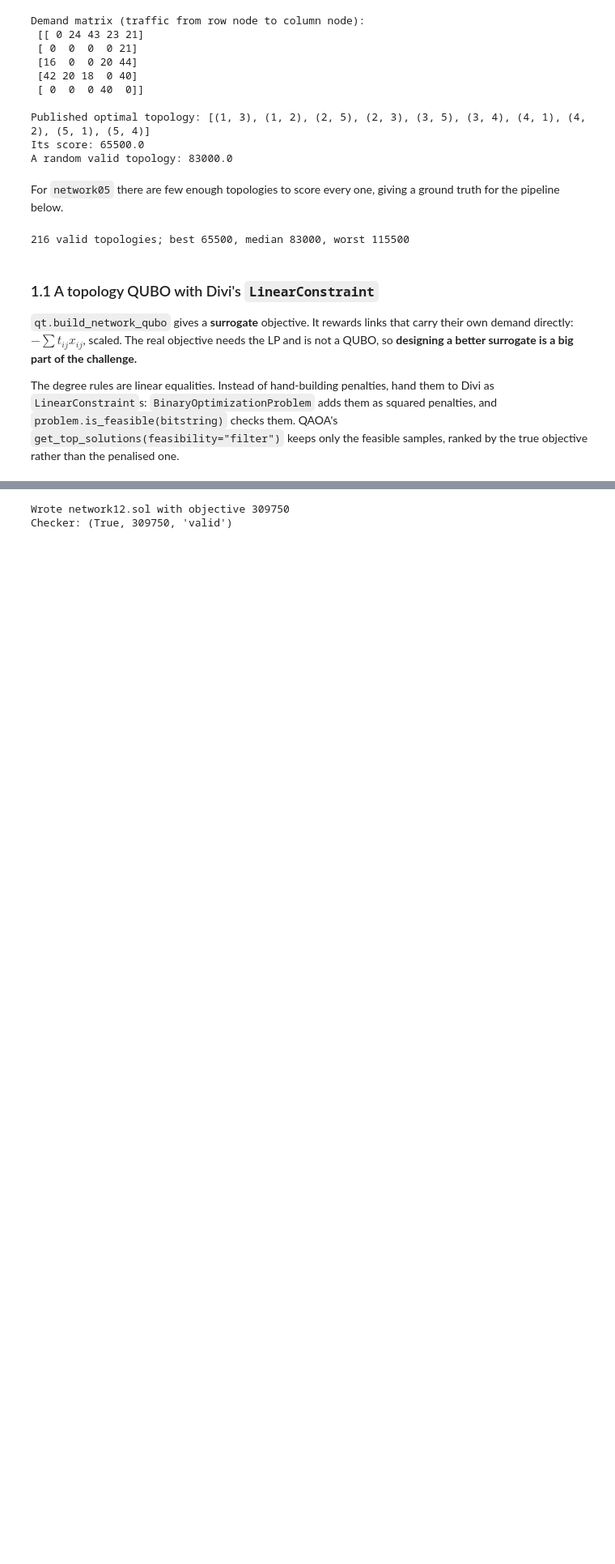
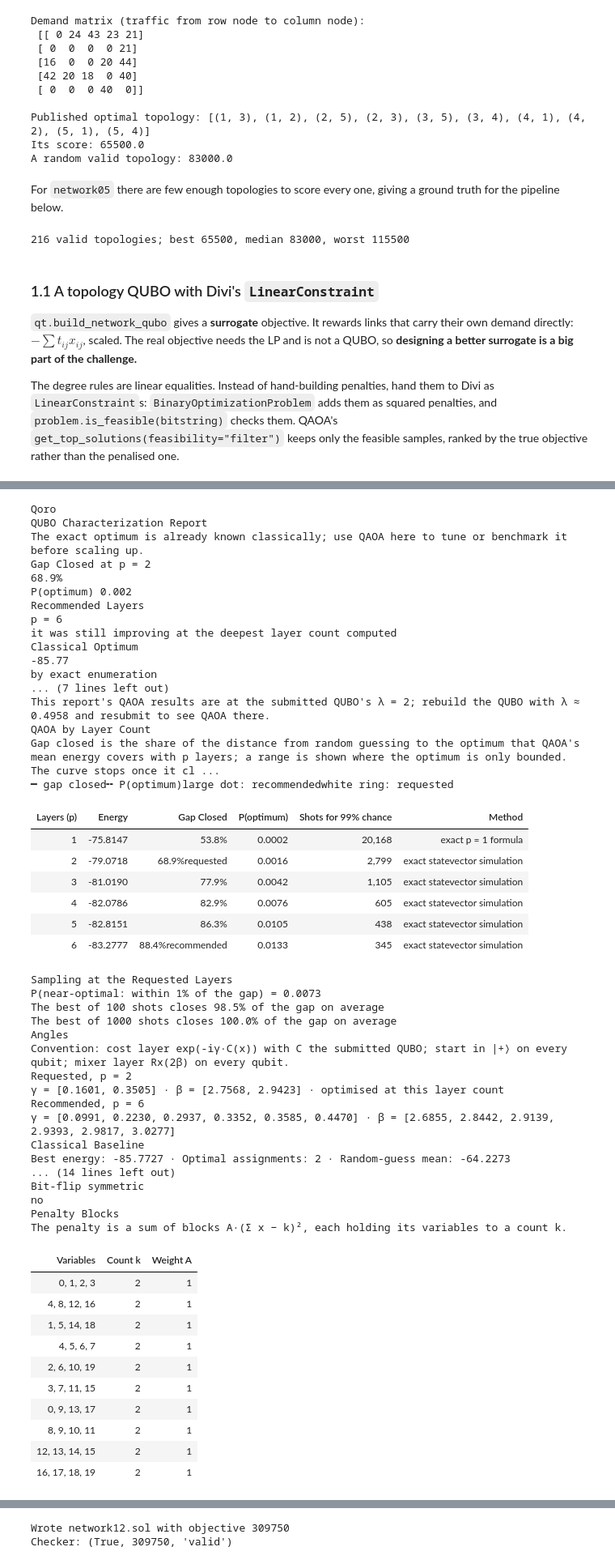
Before and after one commit to Jules02/pushquantum-hackathon-2026, a Jupyter notebook: 02_network_design.ipynb, the cells around one changed output, grey strips where cells are left out. Shown at 81% size. Cells and saved outputs as stored; diff of their text form; code cells hidden in the pictures; blank space fills up the shorter version.

```diff
--- a/02_network_design.ipynb
+++ b/02_network_design.ipynb
@@ -93,6 +95,7 @@ print("qoro-divi", version("qoro-divi"))
 qoro-divi 0.16.0
 # %%
 USE_CLOUD = False            # False: local Maestro simulator · True: Qoro cloud (uses credits)
+RUN_CHARACTERIZATION = True  # Characterization Service calls (cloud; cost scales with QUBO size)
 SHOTS = 10_000
 
 try:
@@ -244,0 +241,72 @@ Best sampled topology scores 65500 — rank 1 of 216 (optimum 65500)
+# %%
+opt_arcs = set(map(tuple, ref_arcs))  # the published optimal topology, loaded above
+ref_bits = "".join("1" if tuple(arc) in opt_arcs else "0" for arc in arcs)
+
+net_report = None
+if service is not None and RUN_CHARACTERIZATION:
+    net_report = characterize_and_validate(
+        net_problem,
+        reference_states=[ref_bits],
+        service=service,
+        options=CharacterizationOptions(ansatz={"layers": 2}),
+    )
+    display(net_report)
+    print("published optimum:  ", net_report.references[0])
+    print("penalty section:    ", net_report.penalty)
+    print("penalty blocks:     ", len(net_report.structure["penalty_blocks"]))
+    print("recommended layers: ", net_report.recommended_layers)
+else:
+    print("Skipped: no API key, or RUN_CHARACTERIZATION is False.")
+# %% [output]
+Qoro
+QUBO Characterization Report
+The exact optimum is already known classically; use QAOA here to tune or benchmark it before scaling up.
+Gap Closed at p = 2
+68.9%
+P(optimum) 0.002
+Recommended Layers
+p = 6
+it was still improving at the deepest layer count computed
+Classical Optimum
+-85.77
+by exact enumeration
+... (7 lines left out)
+This report's QAOA results are at the submitted QUBO's λ = 2; rebuild the QUBO with λ ≈ 0.4958 and resubmit to see QAOA there.
+QAOA by Layer Count
+Gap closed is the share of the distance from random guessing to the optimum that QAOA's mean energy covers with p layers; a range is shown where the optimum is only bounded. The curve stops once it cl ...
+━ gap closed╍ P(optimum)large dot: recommendedwhite ring: requested
+| Layers (p) | Energy | Gap Closed | P(optimum) | Shots for 99% chance | Method |
+| 1 | -75.8147 | 53.8% | 0.0002 | 20,168 | exact p = 1 formula |
+| 2 | -79.0718 | 68.9%requested | 0.0016 | 2,799 | exact statevector simulation |
+| 3 | -81.0190 | 77.9% | 0.0042 | 1,105 | exact statevector simulation |
+| 4 | -82.0786 | 82.9% | 0.0076 | 605 | exact statevector simulation |
+| 5 | -82.8151 | 86.3% | 0.0105 | 438 | exact statevector simulation |
+| 6 | -83.2777 | 88.4%recommended | 0.0133 | 345 | exact statevector simulation |
+Sampling at the Requested Layers
+P(near-optimal: within 1% of the gap) = 0.0073
+The best of 100 shots closes 98.5% of the gap on average
+The best of 1000 shots closes 100.0% of the gap on average
+Angles
+Convention: cost layer exp(-iγ·C(x)) with C the submitted QUBO; start in |+⟩ on every qubit; mixer layer Rx(2β) on every qubit.
+Requested, p = 2
+γ = [0.1601, 0.3505] · β = [2.7568, 2.9423] · optimised at this layer count
+Recommended, p = 6
+γ = [0.0991, 0.2230, 0.2937, 0.3352, 0.3585, 0.4470] · β = [2.6855, 2.8442, 2.9139, 2.9393, 2.9817, 3.0277]
+Classical Baseline
+Best energy: -85.7727 · Optimal assignments: 2 · Random-guess mean: -64.2273
+... (14 lines left out)
+Bit-flip symmetric
+no
+Penalty Blocks
+The penalty is a sum of blocks A·(Σ x − k)², each holding its variables to a count k.
+| Variables | Count k | Weight A |
+| 0, 1, 2, 3 | 2 | 1 |
+| 4, 8, 12, 16 | 2 | 1 |
+| 1, 5, 14, 18 | 2 | 1 |
+| 4, 5, 6, 7 | 2 | 1 |
+| 2, 6, 10, 19 | 2 | 1 |
+| 3, 7, 11, 15 | 2 | 1 |
+| 0, 9, 13, 17 | 2 | 1 |
+| 8, 9, 10, 11 | 2 | 1 |
+| 12, 13, 14, 15 | 2 | 1 |
+| 16, 17, 18, 19 | 2 | 1 |
```
Also changed, not shown: parts of 11 cells of this notebook, 1 other file.
